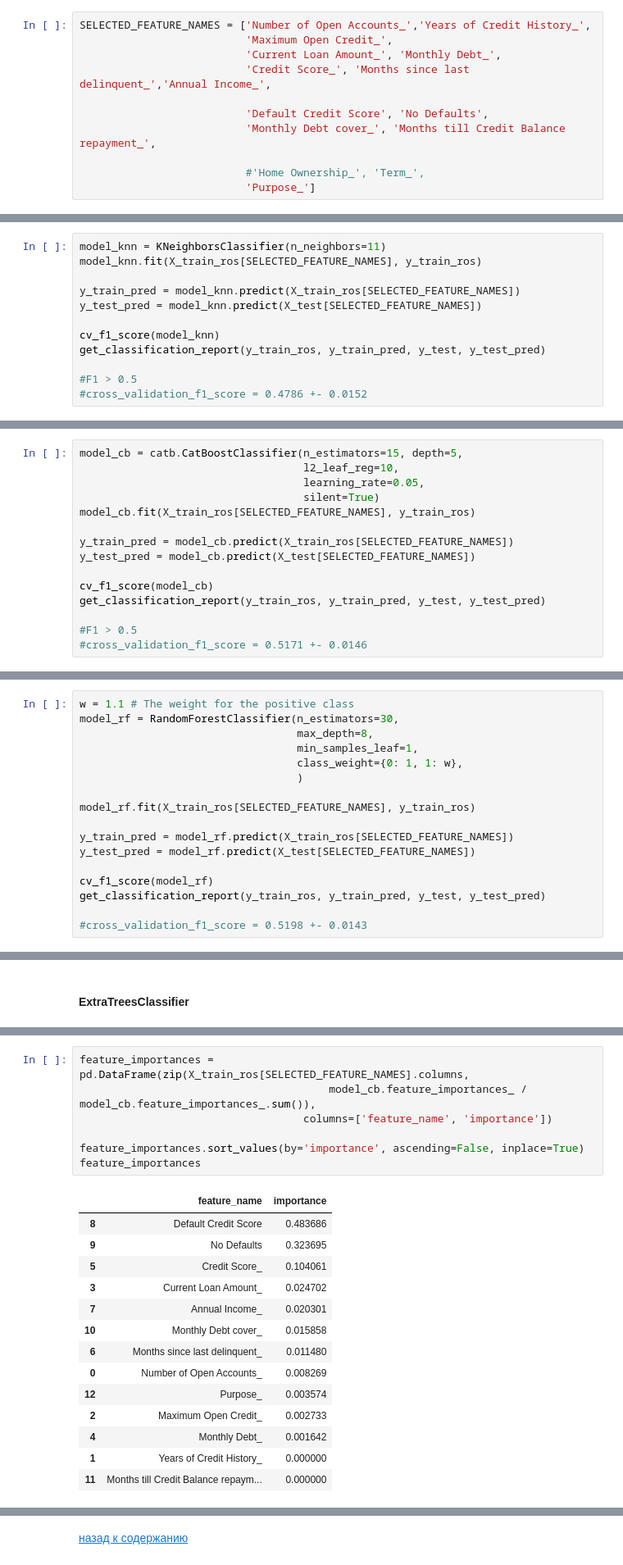
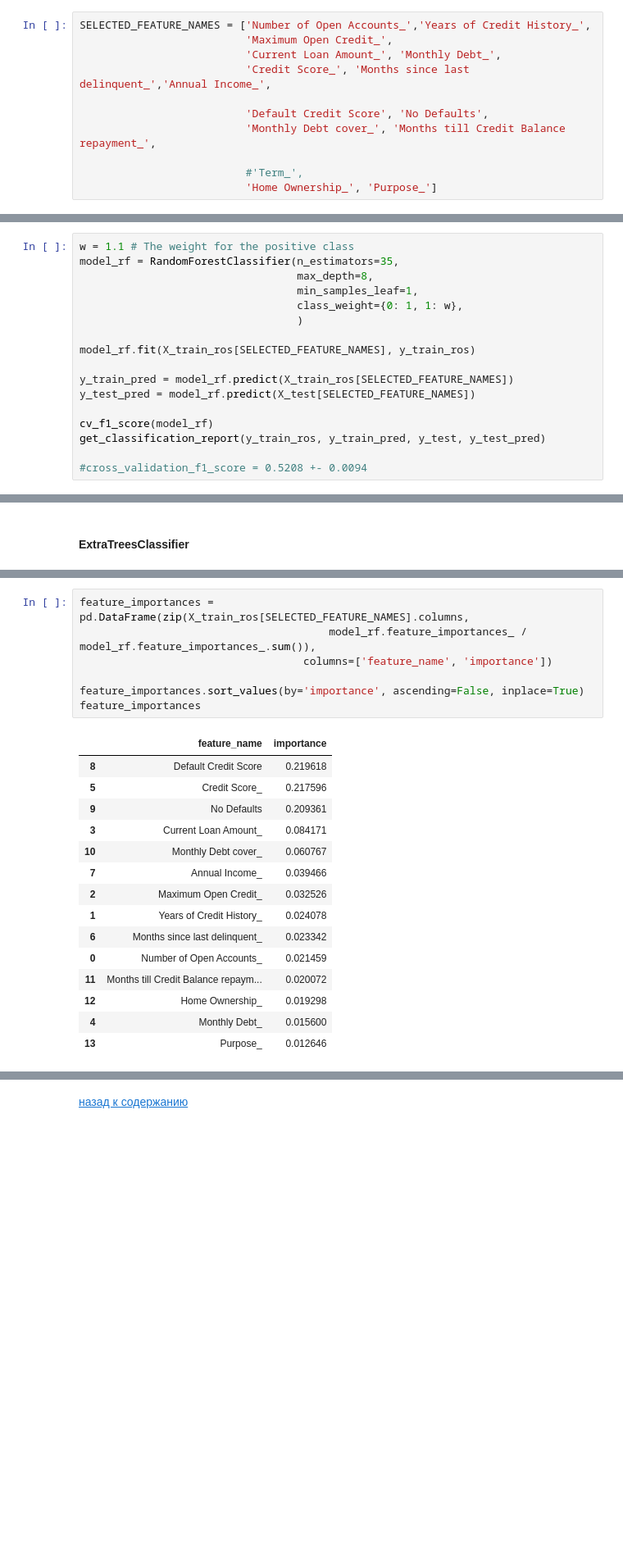
Before and after one commit to Yanina-Kutovaya/portfolio, a Jupyter notebook: Credit_default_forecast.ipynb, the cells around one changed output, grey strips where cells are left out. Shown at 82% size. Cells and saved outputs as stored; diff of their text form; blank space fills up the shorter version.

```diff
--- a/Credit_default_forecast.ipynb
+++ b/Credit_default_forecast.ipynb
@@ -1308,6 +1304,6 @@ SELECTED_FEATURE_NAMES = ['Number of Open Accounts_','Years of Credit History_',
                           'Default Credit Score', 'No Defaults',
                           'Monthly Debt cover_', 'Months till Credit Balance repayment_',
 
-                          #'Home Ownership_', 'Term_',
-                          'Purpose_']
+                          #'Term_',
+                          'Home Ownership_', 'Purpose_']
 # %% [markdown]
@@ -1425,12 +1420,0 @@ Credit Default
-# %%
-model_knn = KNeighborsClassifier(n_neighbors=11)
-model_knn.fit(X_train_ros[SELECTED_FEATURE_NAMES], y_train_ros)
-
-y_train_pred = model_knn.predict(X_train_ros[SELECTED_FEATURE_NAMES])
-y_test_pred = model_knn.predict(X_test[SELECTED_FEATURE_NAMES])
-
-cv_f1_score(model_knn)
-get_classification_report(y_train_ros, y_train_pred, y_test, y_test_pred)
-
-#F1 > 0.5
-#cross_validation_f1_score = 0.4786 +- 0.0152
@@ -1457,15 +1420,0 @@ Credit Default
-# %%
-model_cb = catb.CatBoostClassifier(n_estimators=15, depth=5,
-                                   l2_leaf_reg=10,
-                                   learning_rate=0.05,
-                                   silent=True)
-model_cb.fit(X_train_ros[SELECTED_FEATURE_NAMES], y_train_ros)
-
-y_train_pred = model_cb.predict(X_train_ros[SELECTED_FEATURE_NAMES])
-y_test_pred = model_cb.predict(X_test[SELECTED_FEATURE_NAMES])
-
-cv_f1_score(model_cb)
-get_classification_report(y_train_ros, y_train_pred, y_test, y_test_pred)
-
-#F1 > 0.5
-#cross_validation_f1_score = 0.5171 +- 0.0146
@@ -1493,7 +1422,7 @@ Credit Default
 Баланс классов целевой переменной дополнительно смещен в пользу объектов с дефолтами по кредитам.
 # %%
 w = 1.1 # The weight for the positive class
-model_rf = RandomForestClassifier(n_estimators=30,
+model_rf = RandomForestClassifier(n_estimators=35,
                                   max_depth=8,
                                   min_samples_leaf=1,
                                   class_weight={0: 1, 1: w},
@@ -1507,5 +1436,5 @@ y_test_pred = model_rf.predict(X_test[SELECTED_FEATURE_NAMES])
 cv_f1_score(model_rf)
 get_classification_report(y_train_ros, y_train_pred, y_test, y_test_pred)
 
-#cross_validation_f1_score = 0.5198 +- 0.0143
+#cross_validation_f1_score = 0.5208 +- 0.0094
 # %% [output]
@@ -1666,25 +1630,26 @@ list(X_train_ros[SELECTED_FEATURE_NAMES].columns[f_list])
 # %%
 feature_importances = pd.DataFrame(zip(X_train_ros[SELECTED_FEATURE_NAMES].columns,
-                                       model_cb.feature_importances_ / model_cb.feature_importances_.sum()),
+                                       model_rf.feature_importances_ / model_rf.feature_importances_.sum()),
                                    columns=['feature_name', 'importance'])
 
 feature_importances.sort_values(by='importance', ascending=False, inplace=True)
 feature_importances
 # %% [output]
 |  | feature_name | importance |
-| 8 | Default Credit Score | 0.483686 |
-| 9 | No Defaults | 0.323695 |
-| 5 | Credit Score_ | 0.104061 |
-| 3 | Current Loan Amount_ | 0.024702 |
-| 7 | Annual Income_ | 0.020301 |
-| 10 | Monthly Debt cover_ | 0.015858 |
-| 6 | Months since last delinquent_ | 0.011480 |
-| 0 | Number of Open Accounts_ | 0.008269 |
-| 12 | Purpose_ | 0.003574 |
-| 2 | Maximum Open Credit_ | 0.002733 |
-| 4 | Monthly Debt_ | 0.001642 |
-| 1 | Years of Credit History_ | 0.000000 |
-| 11 | Months till Credit Balance repaym... | 0.000000 |
+| 8 | Default Credit Score | 0.219618 |
+| 5 | Credit Score_ | 0.217596 |
+| 9 | No Defaults | 0.209361 |
+| 3 | Current Loan Amount_ | 0.084171 |
+| 10 | Monthly Debt cover_ | 0.060767 |
+| 7 | Annual Income_ | 0.039466 |
+| 2 | Maximum Open Credit_ | 0.032526 |
+| 1 | Years of Credit History_ | 0.024078 |
+| 6 | Months since last delinquent_ | 0.023342 |
+| 0 | Number of Open Accounts_ | 0.021459 |
+| 11 | Months till Credit Balance repaym... | 0.020072 |
+| 12 | Home Ownership_ | 0.019298 |
+| 4 | Monthly Debt_ | 0.015600 |
+| 13 | Purpose_ | 0.012646 |
 # %%
 def plot_feature_importances(importances, X):
 
```
Also changed, not shown: parts of 27 cells of this notebook.
